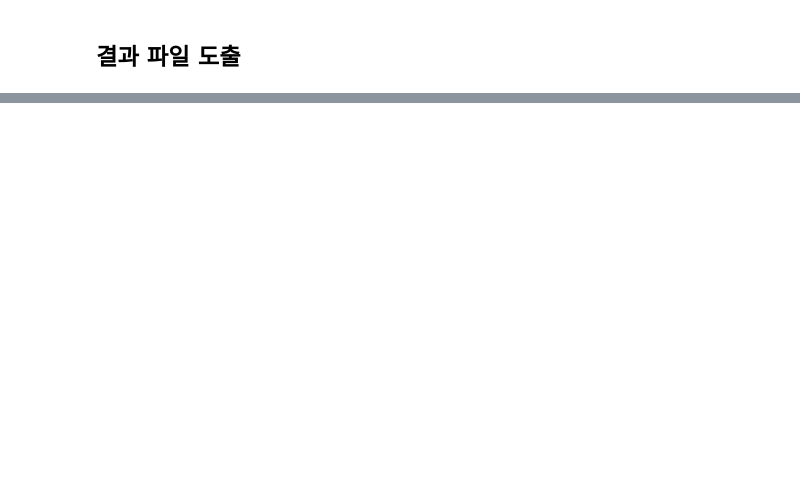
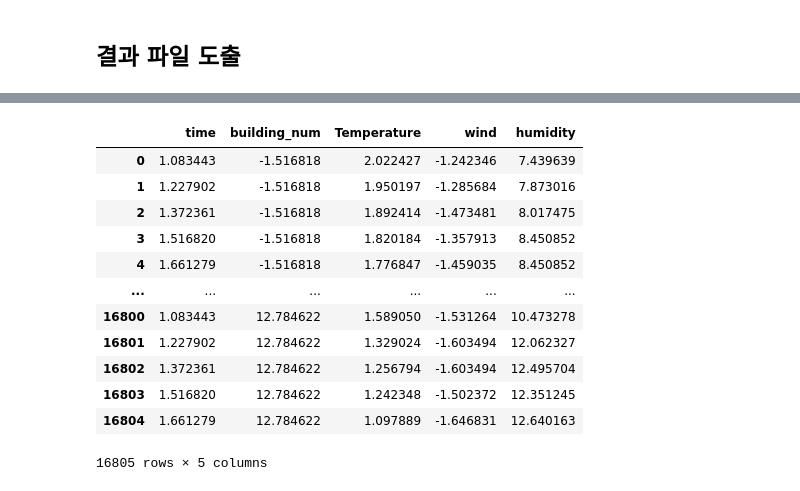
Before and after one commit to ayeonggg/DaconPrac, a Jupyter notebook: ElecPredict/CreateModel.ipynb, the cells around one changed output, grey strips where cells are left out. Cells and saved outputs as stored; diff of their text form; code cells hidden in the pictures; blank space fills up the shorter version.

```diff
--- a/ElecPredict/CreateModel.ipynb
+++ b/ElecPredict/CreateModel.ipynb
@@ -329,0 +376,22 @@ test
+# %%
+test['time'] = timeScale.transform(np.array(test['time']).reshape(-1,1))
+test['building_num'] = timeScale.transform(np.array(test['building_num']).reshape(-1,1))
+test['Temperature'] = timeScale.transform(np.array(test['Temperature']).reshape(-1,1))
+test['wind'] = timeScale.transform(np.array(test['wind']).reshape(-1,1))
+test['humidity'] = timeScale.transform(np.array(test['humidity']).reshape(-1,1))
+# %%
+test
+# %% [output]
+|  | time | building_num | Temperature | wind | humidity |
+| 0 | 1.083443 | -1.516818 | 2.022427 | -1.242346 | 7.439639 |
+| 1 | 1.227902 | -1.516818 | 1.950197 | -1.285684 | 7.873016 |
+| 2 | 1.372361 | -1.516818 | 1.892414 | -1.473481 | 8.017475 |
+| 3 | 1.516820 | -1.516818 | 1.820184 | -1.357913 | 8.450852 |
+| 4 | 1.661279 | -1.516818 | 1.776847 | -1.459035 | 8.450852 |
+| ... | ... | ... | ... | ... | ... |
+| 16800 | 1.083443 | 12.784622 | 1.589050 | -1.531264 | 10.473278 |
+| 16801 | 1.227902 | 12.784622 | 1.329024 | -1.603494 | 12.062327 |
+| 16802 | 1.372361 | 12.784622 | 1.256794 | -1.603494 | 12.495704 |
+| 16803 | 1.516820 | 12.784622 | 1.242348 | -1.502372 | 12.351245 |
+| 16804 | 1.661279 | 12.784622 | 1.097889 | -1.646831 | 12.640163 |
+16805 rows × 5 columns
```
Also changed, not shown: parts of 29 cells of this notebook, 2 other files.
